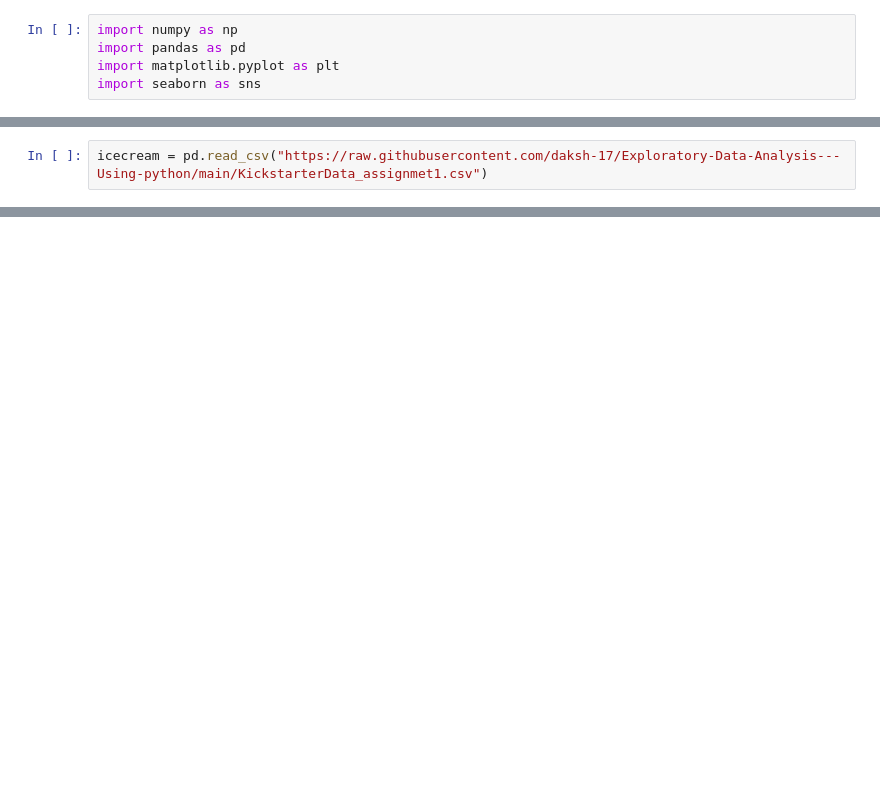
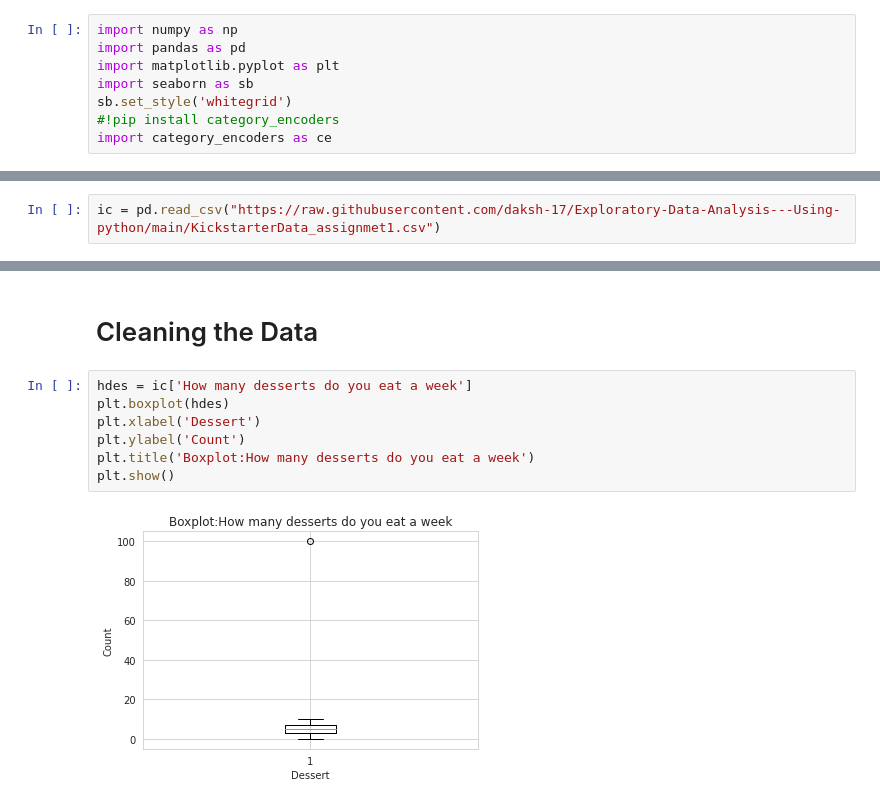
Before and after one commit to daksh-17/Exploratory-Data-Analysis---Using-python, a Jupyter notebook: ALY_6040_Module1_TechniquePractice_DakshShah.ipynb, the cells around one changed output, grey strips where cells are left out. Saved outputs shown, nothing was run; the diff lists cells and outputs as text; blank space fills up the shorter version.

```diff
--- a/ALY_6040_Module1_TechniquePractice_DakshShah.ipynb
+++ b/ALY_6040_Module1_TechniquePractice_DakshShah.ipynb
@@ -4,4 +6,7 @@
 import numpy as np
 import pandas as pd
 import matplotlib.pyplot as plt
-import seaborn as sns
+import seaborn as sb
+sb.set_style('whitegrid')
+#!pip install category_encoders
+import category_encoders as ce
@@ -8,2 +15,2 @@ import seaborn as sns
 # %%
-icecream = pd.read_csv("https://raw.githubusercontent.com/daksh-17/Exploratory-Data-Analysis---Using-python/main/KickstarterData_assignmet1.csv")
+ic = pd.read_csv("https://raw.githubusercontent.com/daksh-17/Exploratory-Data-Analysis---Using-python/main/KickstarterData_assignmet1.csv")
@@ -23,0 +93,11 @@ icecream.describe()
+# %% [markdown]
+# Cleaning the Data
+# %%
+hdes = ic['How many desserts do you eat a week']
+plt.boxplot(hdes)
+plt.xlabel('Dessert')
+plt.ylabel('Count')
+plt.title('Boxplot:How many desserts do you eat a week')
+plt.show()
+# %% [output]
+[figure, added]
```
Also changed, not shown: parts of 50 cells of this notebook.
